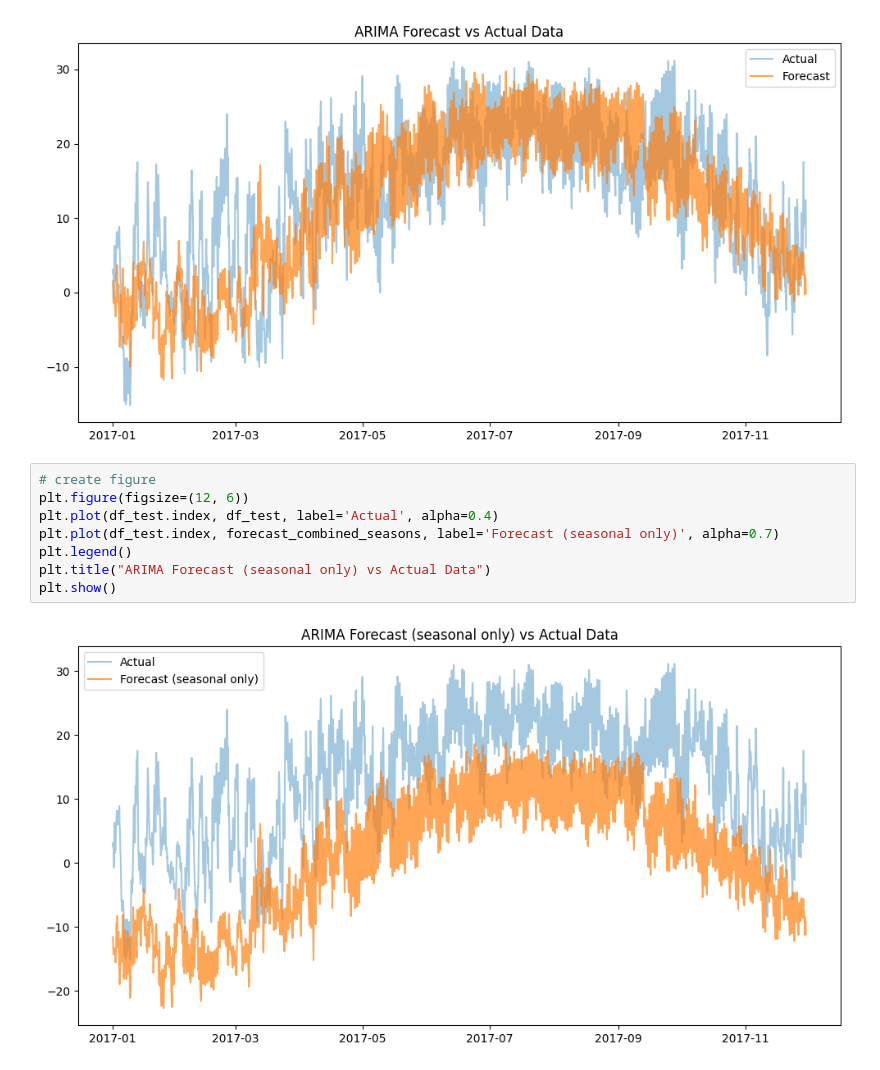
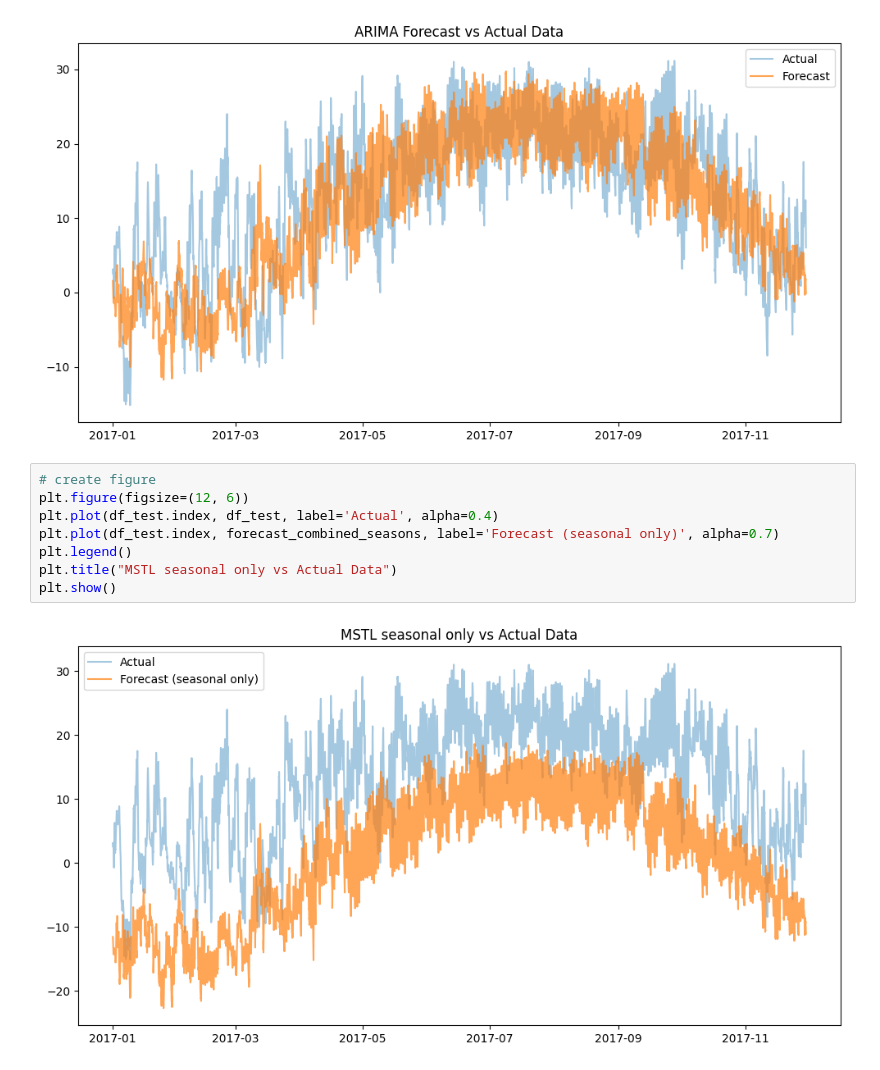
Before and after one commit to Somerillo/PORTFOLIO, a Jupyter notebook: Time Series Analysis/ARIMA_predictions.ipynb, the cells around one changed output. Drawn from its saved outputs; the diff is of its cells as text.

Commit message:
fixed plots titles

```diff
--- a/Time Series Analysis/ARIMA_predictions.ipynb
+++ b/Time Series Analysis/ARIMA_predictions.ipynb
@@ -500,10 +500,10 @@ plt.show()
 # %%
 # create figure
 plt.figure(figsize=(12, 6))
 plt.plot(df_test.index, df_test, label='Actual', alpha=0.4)
 plt.plot(df_test.index, forecast_combined_seasons, label='Forecast (seasonal only)', alpha=0.7)
 plt.legend()
-plt.title("ARIMA Forecast (seasonal only) vs Actual Data")
+plt.title("MSTL seasonal only vs Actual Data")
 plt.show()
 # %% [output]
-[figure, old version]
+[figure, new version]
```
Also changed, not shown: parts of 2 cells of this notebook, 1 other file.
